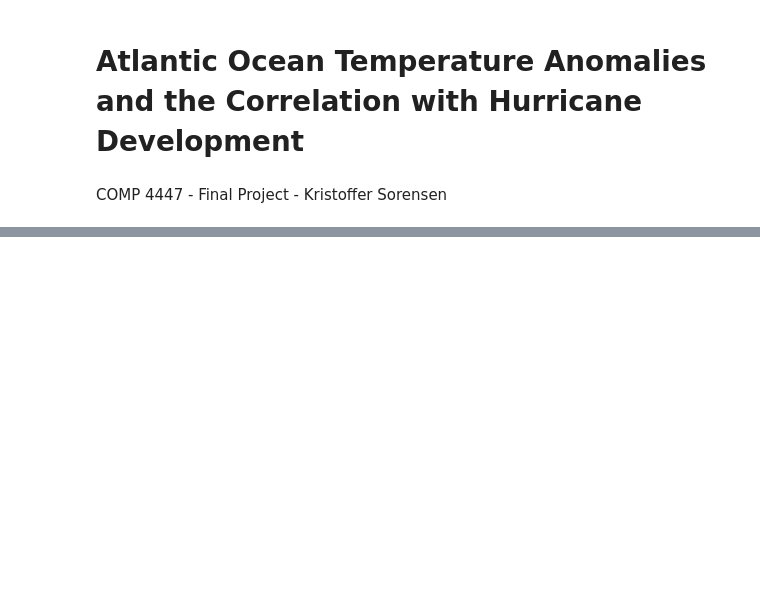
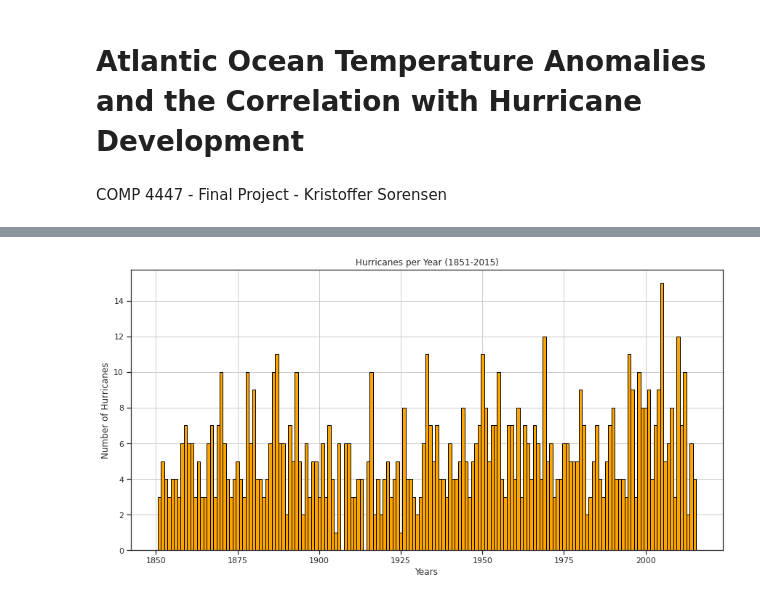
Before and after one commit to ktsorensenWX/TOOL1_Final_Project, a Jupyter notebook: Sorensen_Kristoffer_FinalProject.ipynb, the cells around one changed output, grey strips where cells are left out. Saved outputs shown, nothing was run; the diff lists cells and outputs as text; code cells hidden in the pictures; blank space fills up the shorter version.

```diff
--- a/Sorensen_Kristoffer_FinalProject.ipynb
+++ b/Sorensen_Kristoffer_FinalProject.ipynb
@@ -14,0 +60,7 @@ The first sections will clean both datasets, using pandas to do so. Our focus is
+# %%
+# Hurricane grouping
+
+HU_storms['Max_Sustained_Winds'] = HU_storms.groupby(['Year', 'ID'])['Maximum Wind'].transform(max)
+group_storm = HU_storms.groupby(['Year', 'ID']).first()
+group_storm = group_storm.drop(['Maximum Wind'], axis=1)
+# group_storm[group_storm['Max_Sustained_Winds'] > 150]
@@ -14,0 +150,32 @@ The first sections will clean both datasets, using pandas to do so. Our focus is
+# %%
+# Lets plot total hurricanes per year
+
+count_storms = HU_storms.groupby(['Year', 'ID']).nunique()
+
+# Going to create a dictionary and append all unique ID's to corresponding years
+storm_dict = {}
+
+# This dictionary loops through the unique groupby and creates keys with unique lists of values
+for x in count_storms.index:
+    if x[0] in storm_dict:
+        storm_dict[x[0]].append(x[1])
+    else:
+        storm_dict[x[0]] = [(x[1])]
+
+# This dictionary goes back through the previous dictionary, appending the length of the lists to the years
+# The length of the list is the total number of unique Hurricanes for that given year (i.e. uniquely named or reported)
+plottable_storm_dict = {}
+for i in storm_dict:
+    plottable_storm_dict[i] = len(storm_dict[i])
+
+# Now using the plottable dictionary, we plot the values using matplotlib
+plt.figure(figsize=(12, 6))
+plt.bar(*zip(*plottable_storm_dict.items()), width=1,color='orange', edgecolor='black')
+plt.tight_layout()
+plt.title("Hurricanes per Year (1851-2015)")
+plt.xlabel("Years")
+plt.ylabel("Number of Hurricanes")
+plt.grid(True)
+plt.show()
+# %% [output]
+[figure, added]
```
Also changed, not shown: parts of 31 cells of this notebook.
